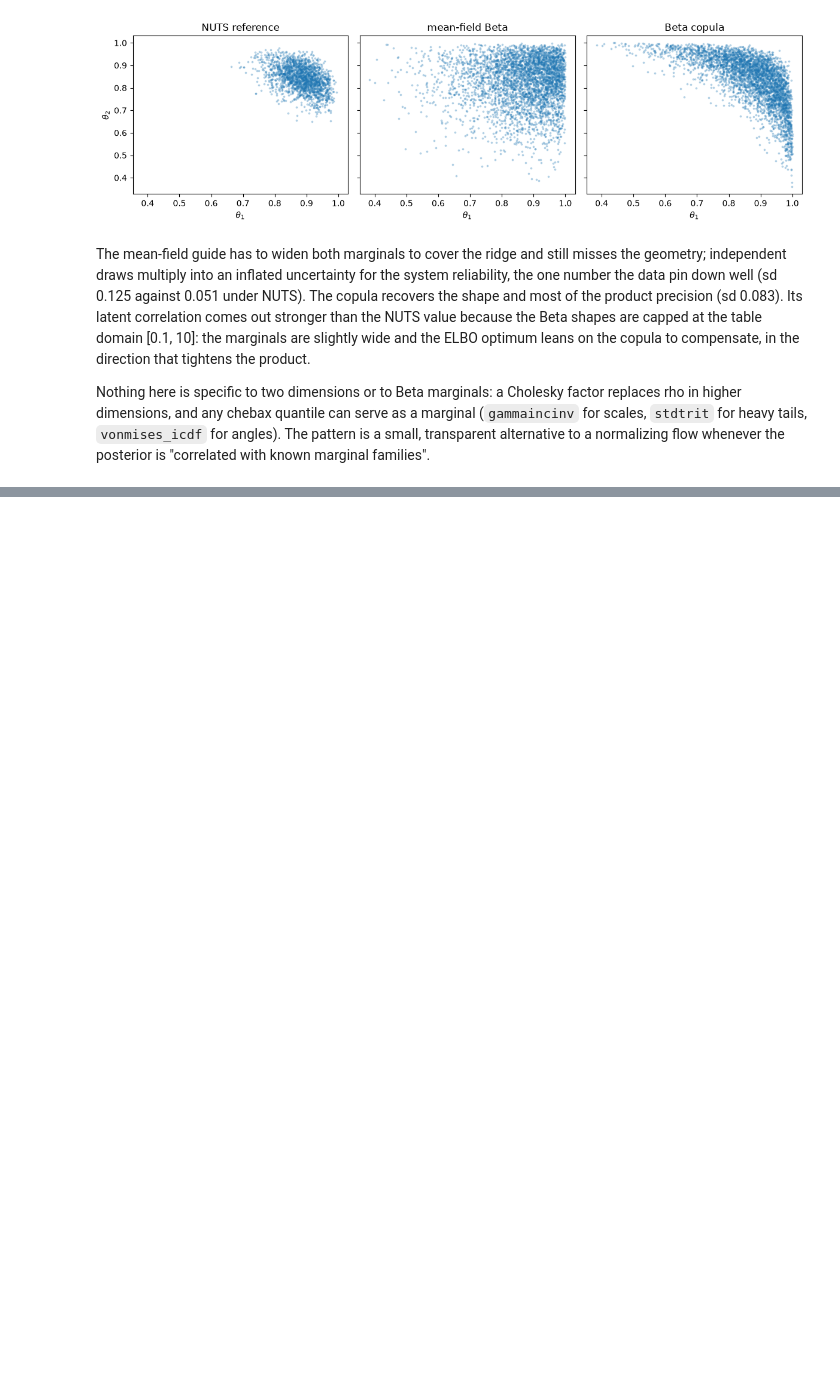
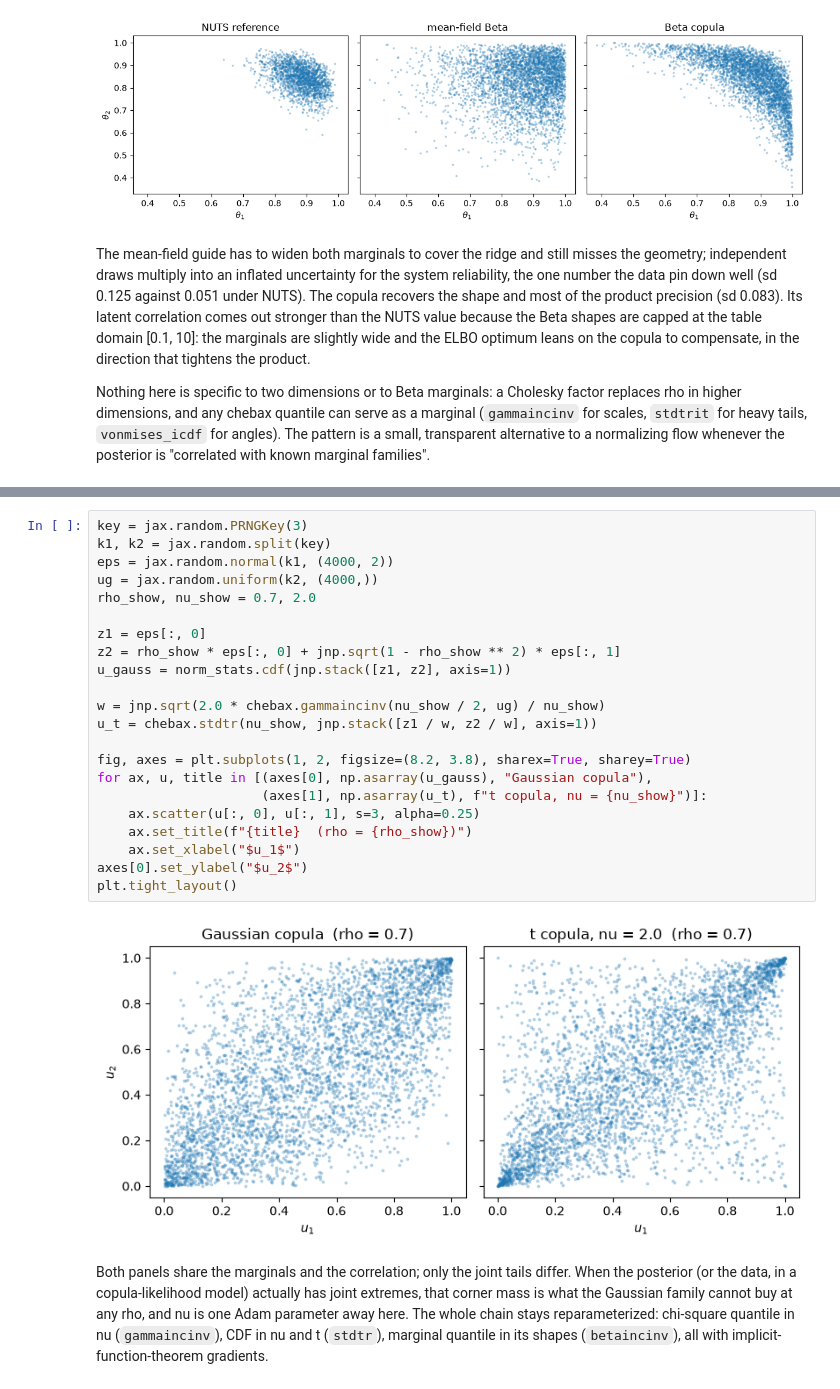
Before and after one commit to andreshernandez-spec/chebax, a Jupyter notebook: notebooks/06_copula_variational_inference.ipynb, the cells around one changed output, grey strips where cells are left out. Cells and saved outputs as stored; diff of their text form; blank space fills up the shorter version.

```diff
--- a/notebooks/06_copula_variational_inference.ipynb
+++ b/notebooks/06_copula_variational_inference.ipynb
@@ -200,0 +309,33 @@ posterior is "correlated with known marginal families".
+# %%
+key = jax.random.PRNGKey(3)
+k1, k2 = jax.random.split(key)
+eps = jax.random.normal(k1, (4000, 2))
+ug = jax.random.uniform(k2, (4000,))
+rho_show, nu_show = 0.7, 2.0
+
+z1 = eps[:, 0]
+z2 = rho_show * eps[:, 0] + jnp.sqrt(1 - rho_show ** 2) * eps[:, 1]
+u_gauss = norm_stats.cdf(jnp.stack([z1, z2], axis=1))
+
+w = jnp.sqrt(2.0 * chebax.gammaincinv(nu_show / 2, ug) / nu_show)
+u_t = chebax.stdtr(nu_show, jnp.stack([z1 / w, z2 / w], axis=1))
+
+fig, axes = plt.subplots(1, 2, figsize=(8.2, 3.8), sharex=True, sharey=True)
+for ax, u, title in [(axes[0], np.asarray(u_gauss), "Gaussian copula"),
+                     (axes[1], np.asarray(u_t), f"t copula, nu = {nu_show}")]:
+    ax.scatter(u[:, 0], u[:, 1], s=3, alpha=0.25)
+    ax.set_title(f"{title}  (rho = {rho_show})")
+    ax.set_xlabel("$u_1$")
+axes[0].set_ylabel("$u_2$")
+plt.tight_layout()
+# %% [output]
+[figure, added]
+# %% [markdown]
+Both panels share the marginals and the correlation; only the joint
+tails differ. When the posterior (or the data, in a copula-likelihood
+model) actually has joint extremes, that corner mass is what the
+Gaussian family cannot buy at any rho, and nu is one Adam parameter
+away here. The whole chain stays reparameterized: chi-square quantile
+in nu (`gammaincinv`), CDF in nu and t (`stdtr`), marginal quantile in
+its shapes (`betaincinv`), all with implicit-function-theorem
+gradients.
```
Also changed, not shown: parts of 5 cells of this notebook, 1 other file.
